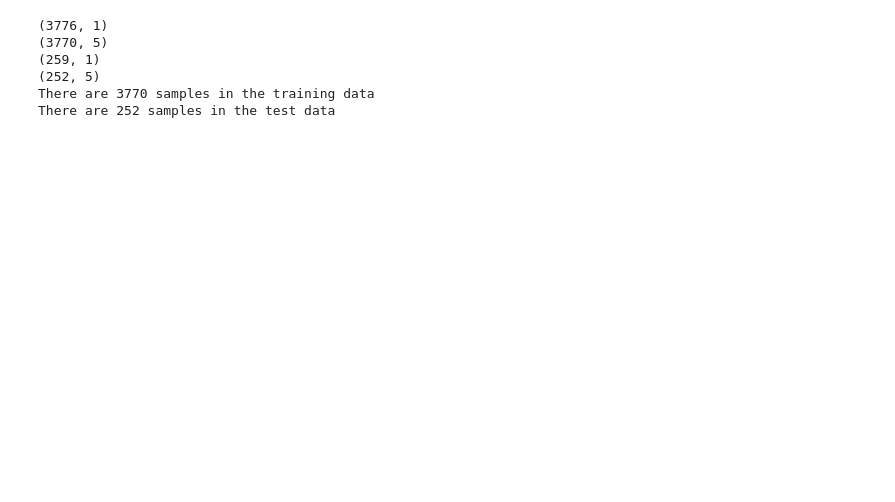
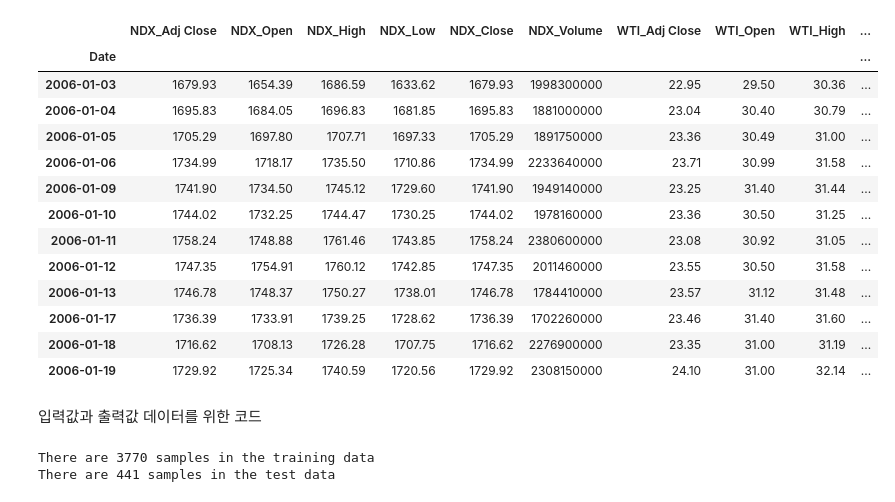
Before and after one commit to blackgreenc/AI, a Jupyter notebook: index_prediction.ipynb, the cells around one changed output. Cells and saved outputs as stored; diff of their text form; code cells hidden in the pictures; blank space fills up the shorter version.

```diff
--- a/index_prediction.ipynb
+++ b/index_prediction.ipynb
@@ -139,4 +137,19 @@ There are3777observations in the training data
 # %%
-#all_data = pd.concat([WTI_data, NDX_data, GOLD_data], axis=1)
-#all_data.head(12)
+all_data = pd.concat([ NDX_data, WTI_data, GOLD_data], axis=1)
+all_data.head(12)
+# %% [output]
+|  | NDX_Adj Close | NDX_Open | NDX_High | NDX_Low | NDX_Close | NDX_Volume | WTI_Adj Close | WTI_Open | WTI_High | ... |
+| Date |  |  |  |  |  |  |  |  |  | ... |
+| 2006-01-03 | 1679.93 | 1654.39 | 1686.59 | 1633.62 | 1679.93 | 1998300000 | 22.95 | 29.50 | 30.36 | ... |
+| 2006-01-04 | 1695.83 | 1684.05 | 1696.83 | 1681.85 | 1695.83 | 1881000000 | 23.04 | 30.40 | 30.79 | ... |
+| 2006-01-05 | 1705.29 | 1697.80 | 1707.71 | 1697.33 | 1705.29 | 1891750000 | 23.36 | 30.49 | 31.00 | ... |
+| 2006-01-06 | 1734.99 | 1718.17 | 1735.50 | 1710.86 | 1734.99 | 2233640000 | 23.71 | 30.99 | 31.58 | ... |
+| 2006-01-09 | 1741.90 | 1734.50 | 1745.12 | 1729.60 | 1741.90 | 1949140000 | 23.25 | 31.40 | 31.44 | ... |
+| 2006-01-10 | 1744.02 | 1732.25 | 1744.47 | 1730.25 | 1744.02 | 1978160000 | 23.36 | 30.50 | 31.25 | ... |
+| 2006-01-11 | 1758.24 | 1748.88 | 1761.46 | 1743.85 | 1758.24 | 2380600000 | 23.08 | 30.92 | 31.05 | ... |
+| 2006-01-12 | 1747.35 | 1754.91 | 1760.12 | 1742.85 | 1747.35 | 2011460000 | 23.55 | 30.50 | 31.58 | ... |
+| 2006-01-13 | 1746.78 | 1748.37 | 1750.27 | 1738.01 | 1746.78 | 1784410000 | 23.57 | 31.12 | 31.48 | ... |
+| 2006-01-17 | 1736.39 | 1733.91 | 1739.25 | 1728.62 | 1736.39 | 1702260000 | 23.46 | 31.40 | 31.60 | ... |
+| 2006-01-18 | 1716.62 | 1708.13 | 1726.28 | 1707.75 | 1716.62 | 2276900000 | 23.35 | 31.00 | 31.19 | ... |
+| 2006-01-19 | 1729.92 | 1725.34 | 1740.59 | 1720.56 | 1729.92 | 2308150000 | 24.10 | 31.00 | 32.14 | ... |
 # %%
@@ -147,3 +160,5 @@ There are3777observations in the training data
+# %% [markdown]
+입력값과 출력값 데이터를 위한 코드
 # %%
 def ts_train_test(all_data, time_steps, for_periods):
     #traing & test set 만들기
@@ -184,6 +196,7 @@ def ts_train_test(all_data, time_steps, for_periods):
     return X_train, y_train, X_test
 # %%
-X_train, y_train, X_test = ts_train_test(NDX_data, 5, 2)
+X_train, y_train, X_test = ts_train_test(all_data, 5, 2)
+#X_train, y_train, X_test = ts_train_test(NDX_data, 5, 2)
 
 # 3차원의 X_train을 데이터프레임 형식으로 바꿔서 눈으로 확인해보기
 X_train_see = pd.DataFrame(np.reshape(X_train, (X_train.shape[0], X_train.shape[1])))
@@ -197,13 +210,8 @@ pd.DataFrame(X_test_see)
 print("There are " + str(X_train.shape[0]) + " samples in the training data")
 # There are ? samples in the training data
 
-
 print("There are " + str(X_test.shape[0]) + " samples in the test data")
 # There are ? samples in the test data
 # %% [output]
-(3776, 1)
-(3770, 5)
-(259, 1)
-(252, 5)
 There are 3770 samples in the training data
-There are 252 samples in the test data
+There are 441 samples in the test data
```
Also changed, not shown: parts of 19 cells of this notebook.
